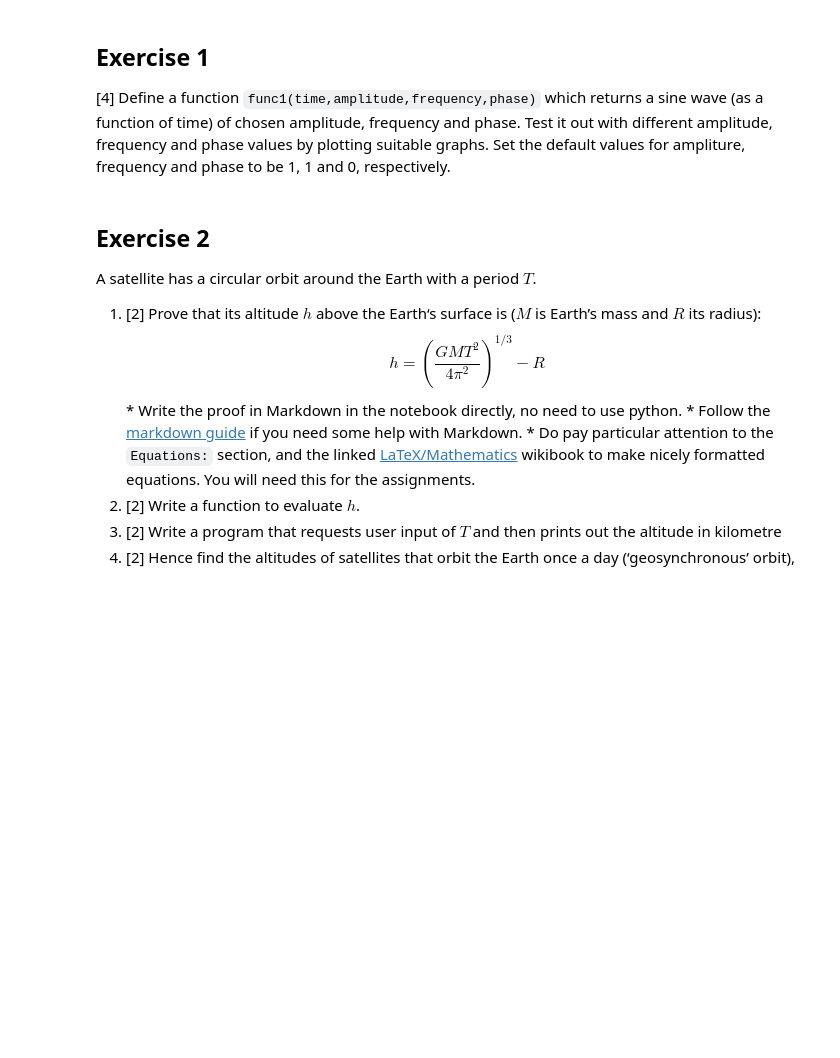
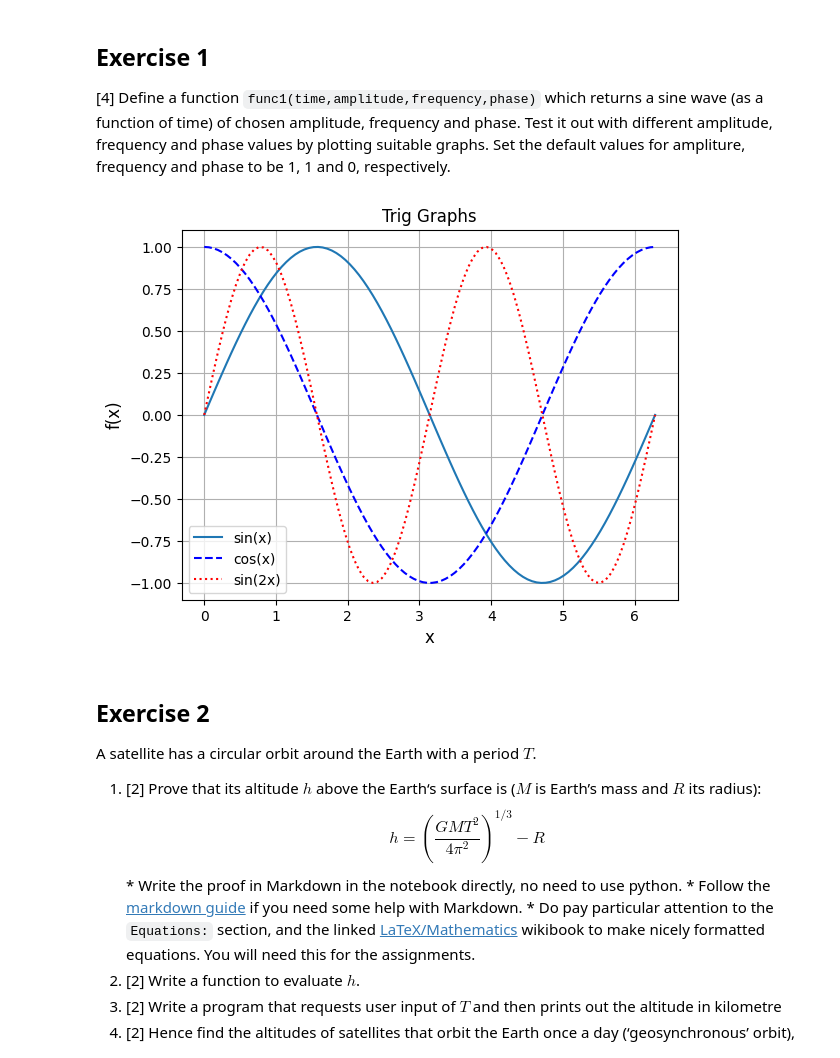
Before and after one commit to PX2145-2025/week-2-b-Steadman-Viola, a Jupyter notebook: Functions.ipynb, the cells around one changed output. Cells and saved outputs as stored; diff of their text form; code cells hidden in the pictures; blank space fills up the shorter version.

```diff
--- a/Functions.ipynb
+++ b/Functions.ipynb
@@ -274,6 +274,43 @@ Use the `anglesutils` module you just created to plot that function from $t=0\,\
 ## Exercise 1
 
 [4] Define a function `func1(time,amplitude,frequency,phase)` which returns a sine wave (as a function of time) of chosen amplitude, frequency and phase. Test it out with different amplitude, frequency and phase values by plotting suitable graphs. Set the default values for ampliture, frequency and phase to be 1, 1 and 0, respectively.
+# %%
+#Imports
+import matplotlib.pyplot as pp
+
+
+#Define requested function.
+def func1(time,amplitude=1,frequency=1,phase=0):
+  sin(time+2*pi)
+
+
+
+#Create x space
+x=pl.linspace(0,2*pl.pi,100)
+pp.figure()
+
+#Functions
+"""Examples
+pp.plot(x,sin(x),label="sin(x)")
+pp.plot(x,cos(x),"b--",label="cos(x)")
+pp.plot(x,sin(2*x),"r:",label="sin(2x)")"""
+
+#Formatting
+##Bounds
+"""xlim(0,2*pl.pi)
+ylim(-1,1)"""
+
+##Labels
+pp.xlabel("x",fontsize=12)
+pp.ylabel("f(x)",fontsize=12)
+pp.title("Trig Graphs")
+
+##Other Settings
+pp.legend(loc="best")
+pp.grid()
+pp.savefig('CoolTestGraph.png')
+# %% [output]
+[figure, added]
 # %% [markdown]
 ## Exercise 2
 
```
